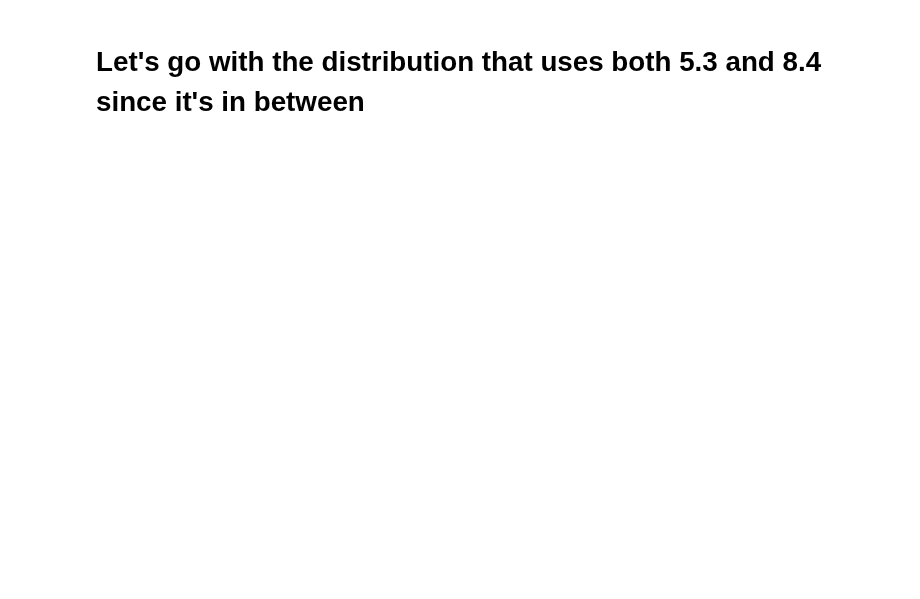
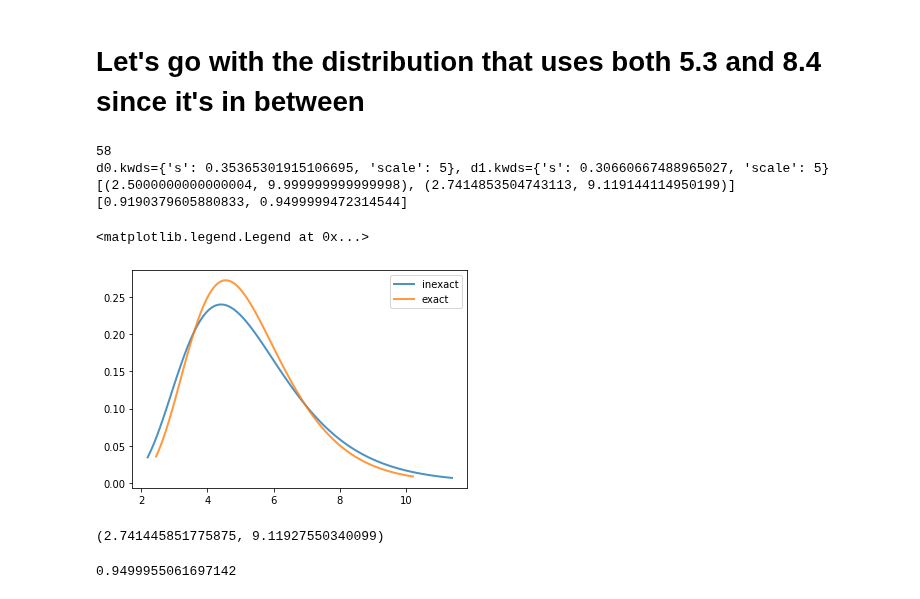
Before and after one commit to ihmeuw/vivarium_research_ciff_sam, a Jupyter notebook: wasting_transitions/uncertainty/2021_09_03c_lognormal_distributions_for_k_sam.ipynb, the cells around one changed output. Cells and saved outputs as stored; diff of their text form; code cells hidden in the pictures; blank space fills up the shorter version.

```diff
--- a/wasting_transitions/uncertainty/2021_09_03c_lognormal_distributions_for_k_sam.ipynb
+++ b/wasting_transitions/uncertainty/2021_09_03c_lognormal_distributions_for_k_sam.ipynb
@@ -129,2 +226,26 @@ ax.set_ylabel('Probability density representing parameter uncertainty');
 # %% [markdown]
 # Let's go with the distribution that uses both 5.3 and 8.4 since it's in between
+# %%
+d0 = lognorm_from_median_lower_upper(5,3,12)
+d1 = lognorm_from_median_lower_upper_exact(5,3,12, .95, rtol=1e-7)
+print(f"{d0.kwds=}, {d1.kwds=}")
+print([d.interval(.95) for d in [d0,d1]])
+print([d.cdf(12)-d.cdf(3) for d in [d0,d1]])
+plot_pdf(plt.gca(), d0, 'inexact')
+plot_pdf(plt.gca(), d1, 'exact')
+plt.legend()
+# %% [output]
+58
+d0.kwds={'s': 0.35365301915106695, 'scale': 5}, d1.kwds={'s': 0.30660667488965027, 'scale': 5}
+[(2.5000000000000004, 9.999999999999998), (2.7414853504743113, 9.119144114950199)]
+[0.9190379605880833, 0.9499999472314544]
+<matplotlib.legend.Legend at 0x...>
+[figure, added]
+# %%
+d1.interval(.95)
+# %% [output]
+(2.741445851775875, 9.11927550340099)
+# %%
+d1.cdf(12)-d1.cdf(3)
+# %% [output]
+0.9499955061697142
```
Also changed, not shown: parts of 24 cells of this notebook.
